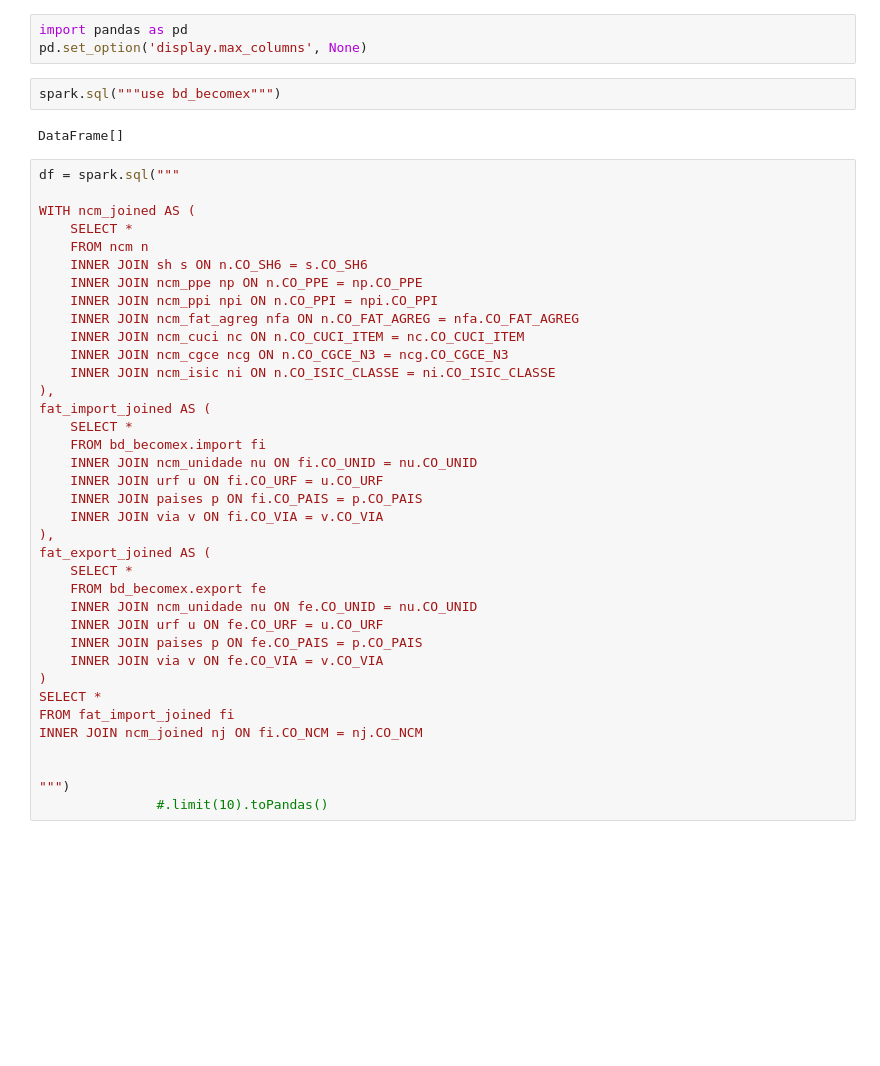
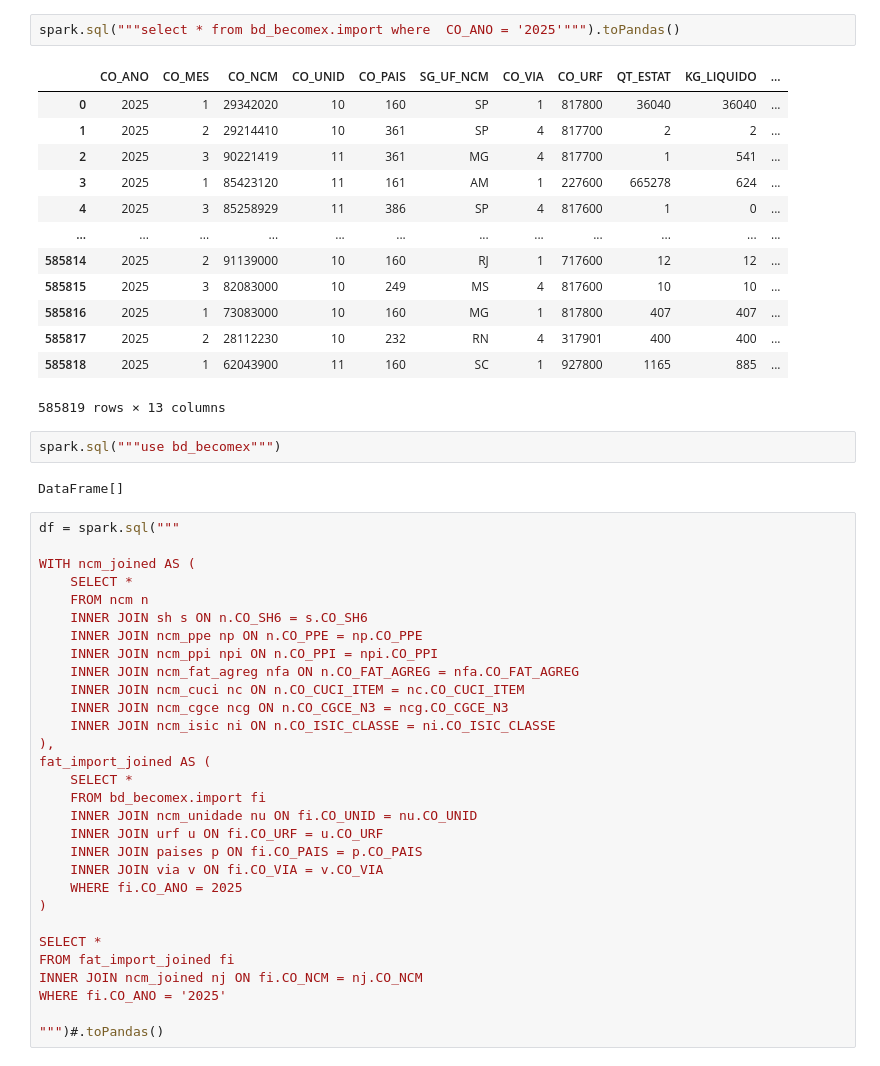
Before and after one commit to igoharaujo/Projeto_Becomex, a Jupyter notebook: teste.ipynb, the cells around one changed output. Cells and saved outputs as stored; diff of their text form; blank space fills up the shorter version.

```diff
--- a/teste.ipynb
+++ b/teste.ipynb
@@ -52,6 +29,19 @@ with ThreadPoolExecutor(max_workers=12) as executor:
-# %%
-import pandas as pd
-pd.set_option('display.max_columns', None)
+# %%
+spark.sql("""select * from bd_becomex.import where 	CO_ANO = '2025'""").toPandas()
+# %% [output]
+|  | CO_ANO | CO_MES | CO_NCM | CO_UNID | CO_PAIS | SG_UF_NCM | CO_VIA | CO_URF | QT_ESTAT | KG_LIQUIDO | ... |
+| 0 | 2025 | 1 | 29342020 | 10 | 160 | SP | 1 | 817800 | 36040 | 36040 | ... |
+| 1 | 2025 | 2 | 29214410 | 10 | 361 | SP | 4 | 817700 | 2 | 2 | ... |
+| 2 | 2025 | 3 | 90221419 | 11 | 361 | MG | 4 | 817700 | 1 | 541 | ... |
+| 3 | 2025 | 1 | 85423120 | 11 | 161 | AM | 1 | 227600 | 665278 | 624 | ... |
+| 4 | 2025 | 3 | 85258929 | 11 | 386 | SP | 4 | 817600 | 1 | 0 | ... |
+| ... | ... | ... | ... | ... | ... | ... | ... | ... | ... | ... | ... |
+| 585814 | 2025 | 2 | 91139000 | 10 | 160 | RJ | 1 | 717600 | 12 | 12 | ... |
+| 585815 | 2025 | 3 | 82083000 | 10 | 249 | MS | 4 | 817600 | 10 | 10 | ... |
+| 585816 | 2025 | 1 | 73083000 | 10 | 160 | MG | 1 | 817800 | 407 | 407 | ... |
+| 585817 | 2025 | 2 | 28112230 | 10 | 232 | RN | 4 | 317901 | 400 | 400 | ... |
+| 585818 | 2025 | 1 | 62043900 | 11 | 160 | SC | 1 | 927800 | 1165 | 885 | ... |
+585819 rows × 13 columns
 # %%
 spark.sql("""use bd_becomex""")
 # %% [output]
@@ -77,19 +67,12 @@ fat_import_joined AS (
     INNER JOIN urf u ON fi.CO_URF = u.CO_URF
     INNER JOIN paises p ON fi.CO_PAIS = p.CO_PAIS
     INNER JOIN via v ON fi.CO_VIA = v.CO_VIA
-),
-fat_export_joined AS (
-    SELECT *
-    FROM bd_becomex.export fe
-    INNER JOIN ncm_unidade nu ON fe.CO_UNID = nu.CO_UNID
-    INNER JOIN urf u ON fe.CO_URF = u.CO_URF
-    INNER JOIN paises p ON fe.CO_PAIS = p.CO_PAIS
-    INNER JOIN via v ON fe.CO_VIA = v.CO_VIA
+    WHERE fi.CO_ANO = 2025
 )
+
 SELECT *
 FROM fat_import_joined fi
 INNER JOIN ncm_joined nj ON fi.CO_NCM = nj.CO_NCM
+WHERE fi.CO_ANO = '2025'
 
-
-""")
-               #.limit(10).toPandas()
+""")#.toPandas()
```
Also changed, not shown: parts of 4 cells of this notebook, 3 other files.
